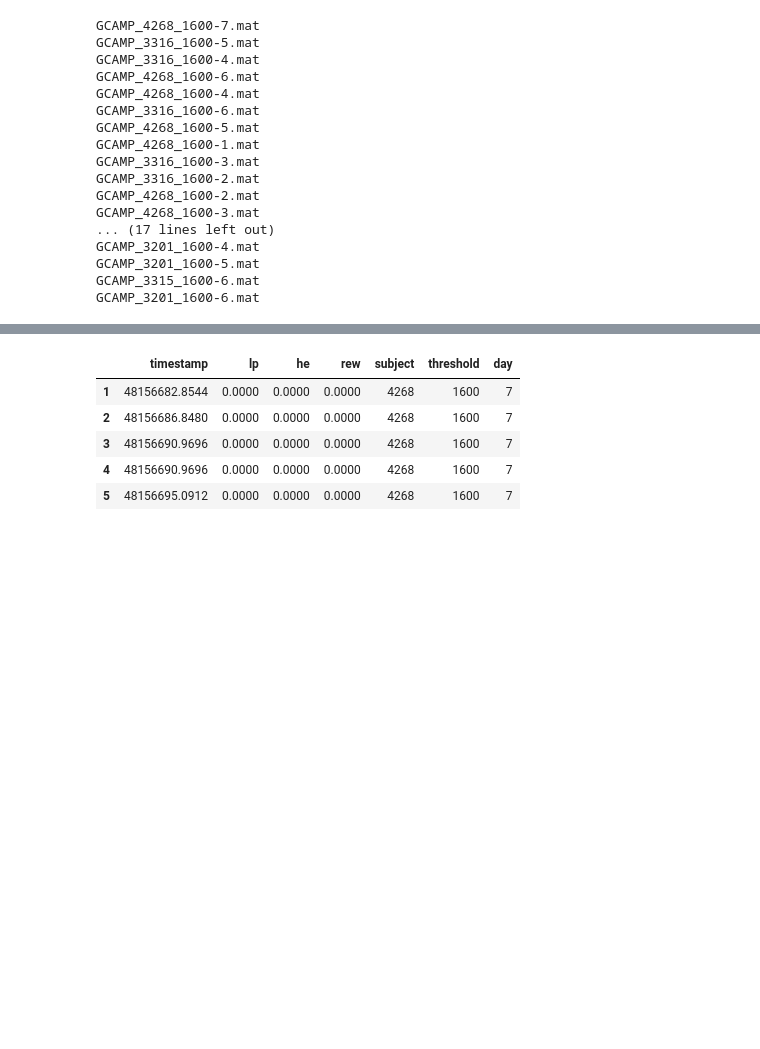
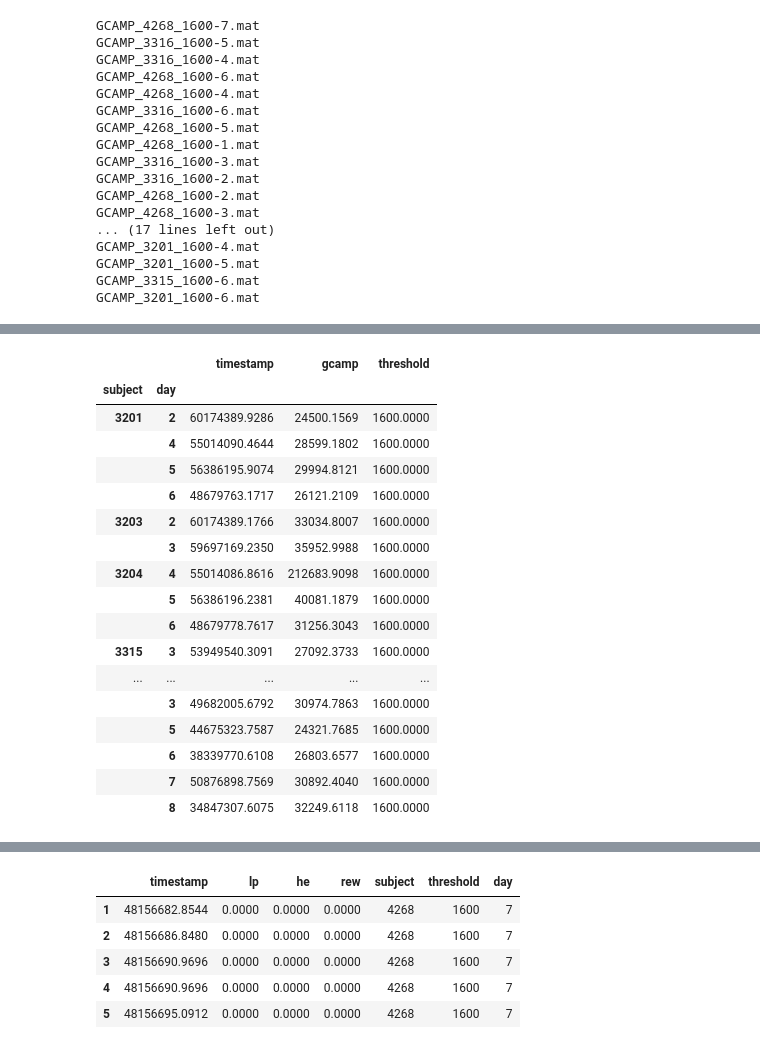
Before and after one commit to jorgerag8/encoder-decoder, a Jupyter notebook: src/import_matlab_data.ipynb, the cells around one changed output, grey strips where cells are left out. Cells and saved outputs as stored; diff of their text form; code cells hidden in the pictures; blank space fills up the shorter version.

```diff
--- a/src/import_matlab_data.ipynb
+++ b/src/import_matlab_data.ipynb
@@ -91,0 +173,21 @@ GCAMP_3201_1600-6.mat
+# %%
+photometry_data.groupby(['subject', 'day']).mean('gcamp')
+# %% [output]
+|  |  | timestamp | gcamp | threshold |
+| subject | day |  |  |  |
+| 3201 | 2 | 60174389.9286 | 24500.1569 | 1600.0000 |
+|  | 4 | 55014090.4644 | 28599.1802 | 1600.0000 |
+|  | 5 | 56386195.9074 | 29994.8121 | 1600.0000 |
+|  | 6 | 48679763.1717 | 26121.2109 | 1600.0000 |
+| 3203 | 2 | 60174389.1766 | 33034.8007 | 1600.0000 |
+|  | 3 | 59697169.2350 | 35952.9988 | 1600.0000 |
+| 3204 | 4 | 55014086.8616 | 212683.9098 | 1600.0000 |
+|  | 5 | 56386196.2381 | 40081.1879 | 1600.0000 |
+|  | 6 | 48679778.7617 | 31256.3043 | 1600.0000 |
+| 3315 | 3 | 53949540.3091 | 27092.3733 | 1600.0000 |
+| ... | ... | ... | ... | ... |
+|  | 3 | 49682005.6792 | 30974.7863 | 1600.0000 |
+|  | 5 | 44675323.7587 | 24321.7685 | 1600.0000 |
+|  | 6 | 38339770.6108 | 26803.6577 | 1600.0000 |
+|  | 7 | 50876898.7569 | 30892.4040 | 1600.0000 |
+|  | 8 | 34847307.6075 | 32249.6118 | 1600.0000 |
```
Also changed, not shown: parts of 13 cells of this notebook, 1 other file.
